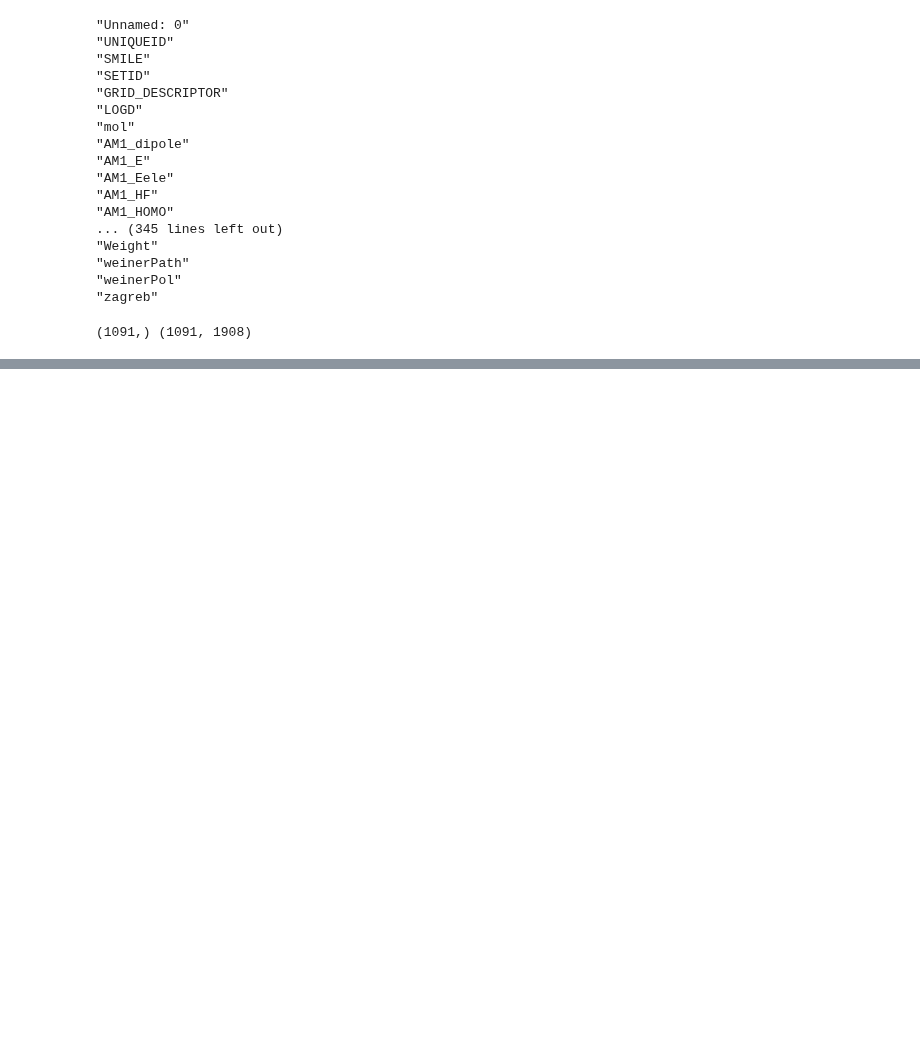
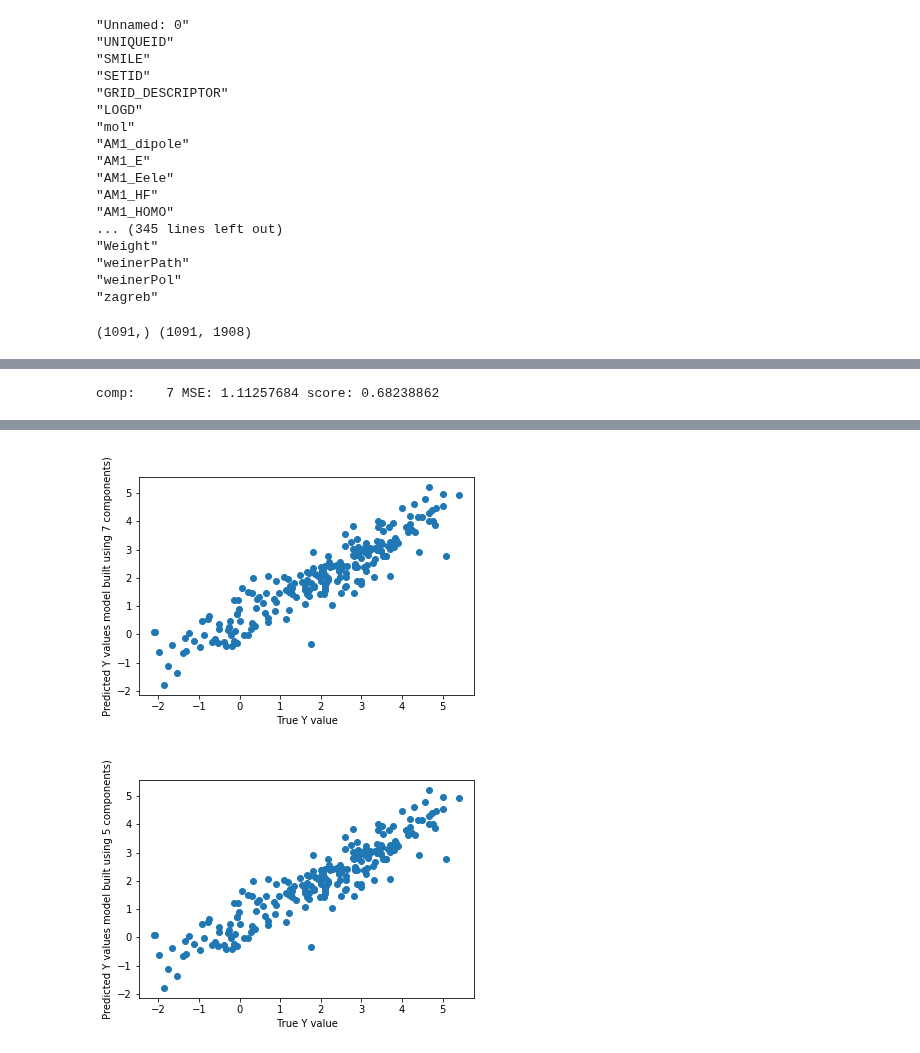
Before and after one commit to lstorchi/mllogdp, a Jupyter notebook: descriptors_MOEandGRID.ipynb, the cells around one changed output, grey strips where cells are left out. Drawn from its saved outputs; the diff is of its cells as text; code cells hidden in the pictures; blank space fills up the shorter version.

```diff
--- a/descriptors_MOEandGRID.ipynb
+++ b/descriptors_MOEandGRID.ipynb
@@ -86,0 +350,74 @@ print(np.asarray(Y).shape, np.asarray(X).shape )
+# %%
+compOCCHIO = 7
+
+pls_5_cv5 = PLSRegression(compOCCHIO)
+pls_5_cv5.fit(Xtr, Ytr)
+
+y_cv5_cv5 = cross_val_predict(pls_5_cv5, Xtr, Ytr, cv=5)
+
+score5cv5 = r2_score(Ytr, y_cv5_cv5)
+mse5cv5 = mean_squared_error(Ytr, y_cv5_cv5)
+
+print("comp: %4d MSE: %10.8f score: %10.8f"%(compOCCHIO, mse5cv5, score5cv5))
+# %% [output]
+comp:    7 MSE: 1.11257684 score: 0.68238862
+# %%
+Y_pred7_cv5 = pls_7_cv5.predict(Xte)
+Y_pred5_cv5 = pls_5_cv5.predict(Xte)
+
+Y_pred7_TR_cv5 = pls_7_cv5.predict(Xtr)
+Y_pred5_TR_cv5 = pls_5_cv5.predict(Xtr)
+
+Y_pred7_Tot = pls_7_cv5.predict(X)
+Y_pred5_Tot = pls_5_cv5.predict(X)
+
+
+mse_pred7_cv5 = mean_squared_error(Yte, Y_pred7_cv5 )
+
+RMSE_pred7_cv5 = mean_squared_error(Yte, Y_pred7_cv5, squared = False )
+
+mse_pred5_cv5 = mean_squared_error(Yte, Y_pred5_cv5 )
+
+RMSE_pred5_cv5 = mean_squared_error(Yte, Y_pred5_cv5, squared = False )
+
+
+diff7_cv5 = []
+diff5_cv5 =[]
+
+for idx, val in enumerate(Yte):
+    diff7_cv5.append(val-Y_pred7_cv5[idx])
+    diff5_cv5.append(val-Y_pred5_cv5[idx])
+    print("%10.7f %10.7f %10.7f %10.7f %10.7f"%(\
+                                val, Y_pred7_cv5[idx], diff7_cv5[-1] ,Y_pred5_cv5[idx], diff5_cv5[-1] ))
+
+score7_cv5 = r2_score(Yte, Y_pred7_cv5 )
+
+score5_cv5 = r2_score(Yte, Y_pred5_cv5 )
+
+
+print(" score modello a 7 componenti :", score7_cv5 )
+print(" mse modello a 7 componenti :", mse_pred7_cv5)
+
+print(" RMSE modello a 7 componenti :", RMSE_pred7_cv5)
+
+print(" score modello a 5 componenti :", score5_cv5 )
+print(" mse modello a 5 componenti :", mse_pred5_cv5)
+
+print(" RMSE modello a 5 componenti :", RMSE_pred5_cv5)
+
+
+
+plt.xlabel(" True Y value")
+plt.ylabel(" Predicted Y values model built using 7 components) ")
+
+plt.scatter(Yte, Y_pred7_cv5)
+
+plt.show()
+
+plt.xlabel(" True Y value")
+plt.ylabel(" Predicted Y values model built using 5 components) ")
+
+plt.scatter(Yte, Y_pred5_cv5)
+
+plt.show()
+# %% [output]
@@ -86,0 +441,2 @@ print(np.asarray(Y).shape, np.asarray(X).shape )
+[figure, added]
+[figure, added]
```
Also changed, not shown: parts of 8 cells of this notebook.
